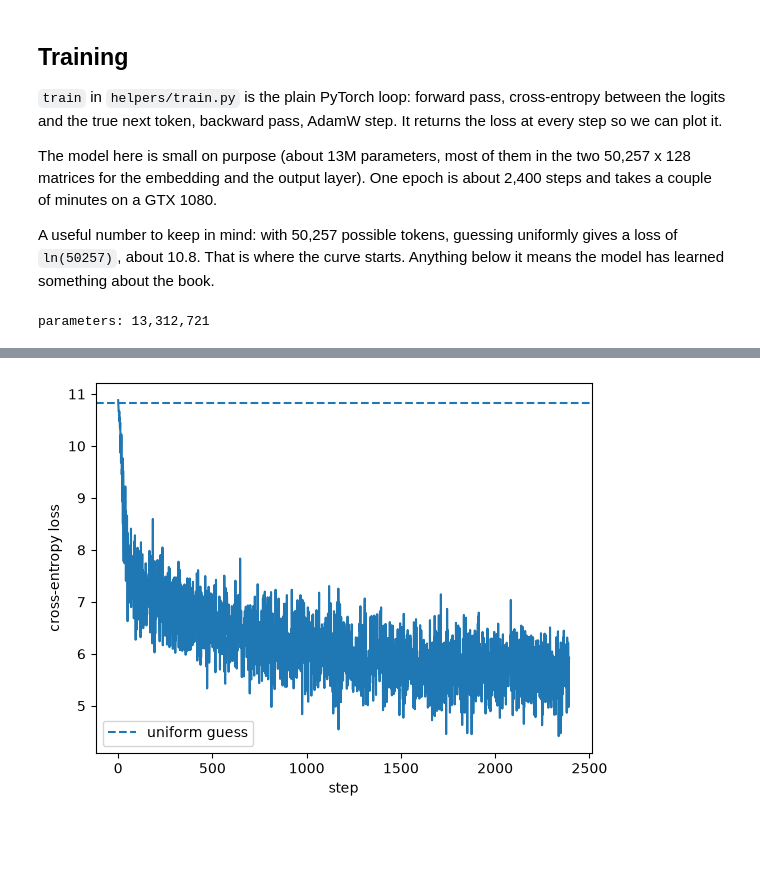
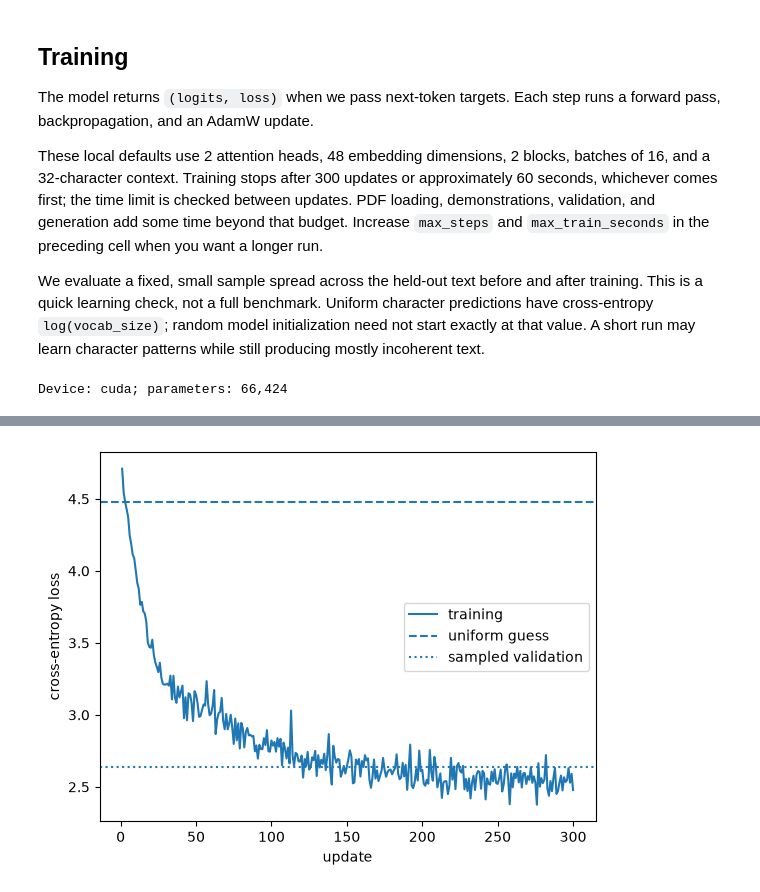
Before and after one commit to nickkats1/Prompting, a Jupyter notebook: examples/transformer.ipynb, the cells around one changed output, grey strips where cells are left out. Saved outputs shown, nothing was run; the diff lists cells and outputs as text; code cells hidden in the pictures; blank space fills up the shorter version.

```diff
--- a/examples/transformer.ipynb
+++ b/examples/transformer.ipynb
@@ -153,11 +195,13 @@ The warning about the sequence being longer than 1024 is the tokenizer talking a
 # %%
-from transformers import AutoTokenizer
+from transformer.utils import CharTokenizer
 
-tokenizer = AutoTokenizer.from_pretrained("gpt2")
+tokenizer = CharTokenizer(text)
 ids = tokenizer.encode(text)
 
 print(f"tokens: {len(ids):,}")
-print(f"vocab size: {len(tokenizer):,}")
+print(f"vocab size: {len(tokenizer)}")
+print("characters:", repr("".join(tokenizer.chars)))
 print(ids[:20])
-print(tokenizer.decode(ids[:20]))
+print(repr(tokenizer.decode(ids[:20])))
+print("round trip ok:", tokenizer.decode(ids) == text)
 # %% [output]
@@ -197,36 +262,66 @@ target: ' from'
 # %% [markdown]
 ## Training
 
-`train` in `helpers/train.py` is the plain PyTorch loop: forward pass, cross-entropy between the logits and the true next token, backward pass, AdamW step. It returns the loss at every step so we can plot it.
+The model returns `(logits, loss)` when we pass next-token targets. Each step runs a forward pass, backpropagation, and an AdamW update.
 
-The model here is small on purpose (about 13M parameters, most of them in the two 50,257 x 128 matrices for the embedding and the output layer). One epoch is about 2,400 steps and takes a couple of minutes on a GTX 1080.
+These local defaults use 2 attention heads, 48 embedding dimensions, 2 blocks, batches of 16, and a 32-character context. Training stops after 300 updates or approximately 60 seconds, whichever comes first; the time limit is checked between updates. PDF loading, demonstrations, validation, and generation add some time beyond that budget. Increase `max_steps` and `max_train_seconds` in the preceding cell when you want a longer run.
 
-A useful number to keep in mind: with 50,257 possible tokens, guessing uniformly gives a loss of `ln(50257)`, about 10.8. That is where the curve starts. Anything below it means the model has learned something about the book.
+We evaluate a fixed, small sample spread across the held-out text before and after training. This is a quick learning check, not a full benchmark. Uniform character predictions have cross-entropy `log(vocab_size)`; random model initialization need not start exactly at that value. A short run may learn character patterns while still producing mostly incoherent text.
 # %%
 import math
+from time import perf_counter
 
-from helpers.train import train
+import matplotlib.pyplot as plt
+from tqdm.auto import tqdm
 
 device = "cuda" if torch.cuda.is_available() else "cpu"
+torch.manual_seed(42)
+model = Transformer(
+    n_head=2,
+    n_embed=48,
+    context_length=block_size,
+    vocab_size=len(tokenizer),
+    N_BLOCKS=2,
+).to(device)
+print(f"Device: {device}; parameters: {sum(p.numel() for p in model.parameters()):,}")
 
-model = TransformerModel(
-    vocab_size=len(tokenizer),
-    embed_dim=128,
-    num_heads=4,
-    num_layers=2,
-    ff_dim=512,
-    output_dim=len(tokenizer),
-    max_len=block_size,
-)
-print(f"parameters: {sum(p.numel() for p in model.parameters()):,}")
+@torch.inference_mode()
+def validation_loss():
+    model.eval()
+    total_loss = 0.0
+    total_tokens = 0
+    for xb, yb in val_loader:
+        _, loss = model(xb.to(device), yb.to(device))
+        total_loss += loss.item() * yb.numel()
+        total_tokens += yb.numel()
+    return total_loss / total_tokens
 
-losses = train(model, loader, epochs=1, lr=3e-4, device=device)
+initial_val_loss = validation_loss()
+optimizer = torch.optim.AdamW(model.parameters(), lr=1e-3)
+losses = []
+model.train()
+started = perf_counter()
+for xb, yb in tqdm(train_loader, total=max_steps):
+    if perf_counter() - started >= max_train_seconds:
+        break
+    xb, yb = xb.to(device), yb.to(device)
+    optimizer.zero_grad(set_to_none=True)
+    _, loss = model(xb, yb)
+    loss.backward()
+    optimizer.step()
+    losses.append(loss.item())
 
-plt.plot(losses)
+elapsed = perf_counter() - started
+final_val_loss = validation_loss()
+print(f"Completed {len(losses)} updates in {elapsed:.1f}s")
+print(f"Sampled validation loss: {initial_val_loss:.3f} -> {final_val_loss:.3f}")
+
+plt.plot(range(1, len(losses) + 1), losses, label="training")
 plt.axhline(math.log(len(tokenizer)), linestyle="--", label="uniform guess")
-plt.xlabel("step")
+plt.axhline(final_val_loss, linestyle=":", label="sampled validation")
+plt.xlabel("update")
 plt.ylabel("cross-entropy loss")
 plt.legend()
 plt.show()
 # %% [output]
-parameters: 13,312,721
+Device: cuda; parameters: 66,424
@@ -233,4 +330,4 @@ parameters: 13,312,721
-[figure, old version]
+[figure, new version]
 # %% [markdown]
 ## Generating Text
 
```
Also changed, not shown: parts of 21 cells of this notebook, 33 other files.
